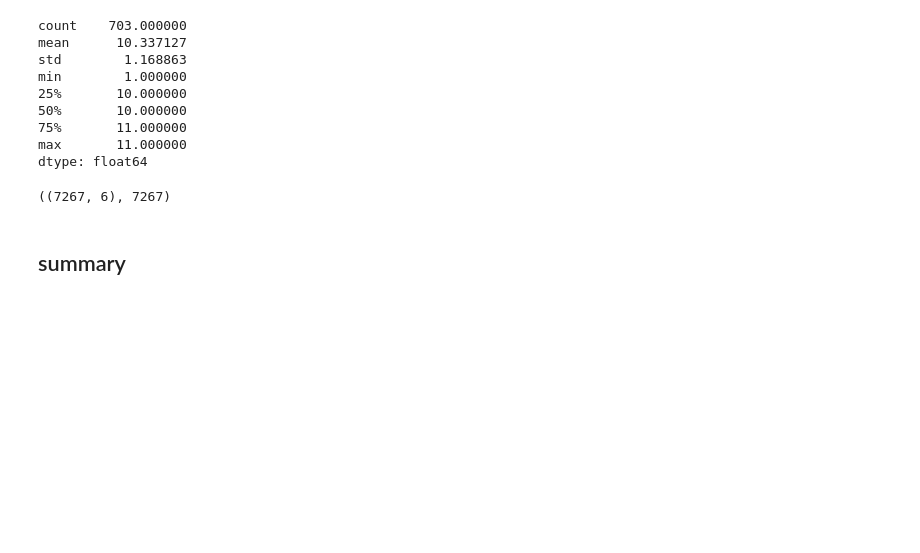
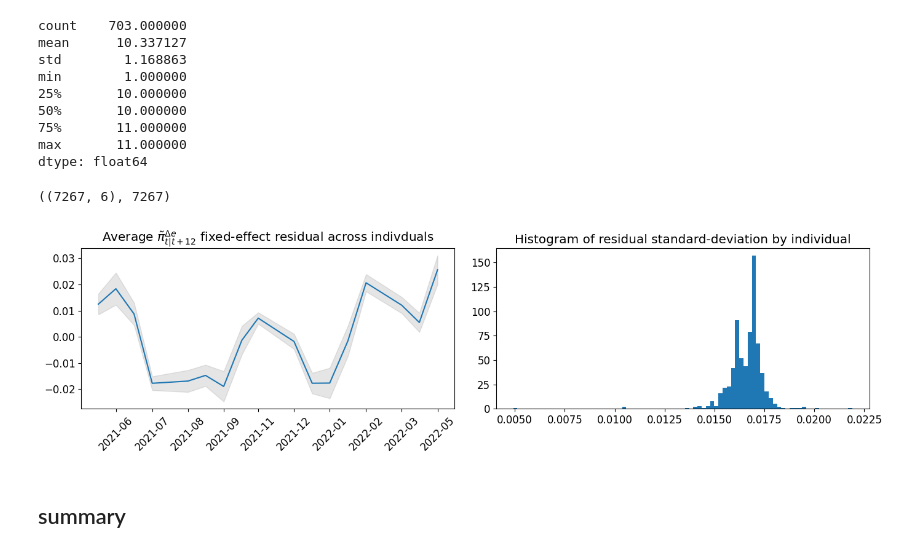
Before and after one commit to lukasgrahl/memoire2, a Jupyter notebook: notebooks/03-analysis_pols.ipynb, the cells around one changed output. Saved outputs shown, nothing was run; the diff lists cells and outputs as text; code cells hidden in the pictures; blank space fills up the shorter version.

```diff
--- a/notebooks/03-analysis_pols.ipynb
+++ b/notebooks/03-analysis_pols.ipynb
@@ -330,6 +322,27 @@ name, i = dep_col[0], 1
 while (name in dict_fe_test_res.keys()) == True:
     name += str(i)
 dict_fe_test_res[name] = pols_get_test_res(m_fe5, m_re, sub, cols)['print']
+# %%
+fig, ax = plt.subplots(1,2)
+ax[0].fill_between(
+    m_fe5.resids.unstack().describe().columns,
+    m_fe5.resids.unstack().describe().loc['mean'] - 1.96 * m_fe5.resids.unstack().describe().loc['std'],
+    m_fe5.resids.unstack().describe().loc['mean'] + 1.96 * m_fe5.resids.unstack().describe().loc['std'],
+    alpha=.2,
+    color='grey',
+    label='95% confidence interval',
+)
+ax[0].plot(m_fe5.resids.unstack().describe().loc['mean'], label='mean residual')
+ax[0].set_xticklabels(m_fe5.resids.unstack().describe().columns.to_period('M'), rotation=45)
+ax[0].set_title("Average $\~{\pi}^{\Delta e}_{t|t+12}$ fixed-effect residual across indivduals")
+
+ax[1].hist(m_fe5.resids.unstack().T.describe().loc['std'], bins='fd')
+ax[1].set_title("Histogram of residual standard-deviation by individual")
+fig.tight_layout()
+
+save_fig(fig, "fig_emp_pols_delta_pe_resids.png")
+# %% [output]
+[figure, added]
 # %% [markdown]
 ## summary
 # %%
```
Also changed, not shown: parts of 12 cells of this notebook, 1 other file.
